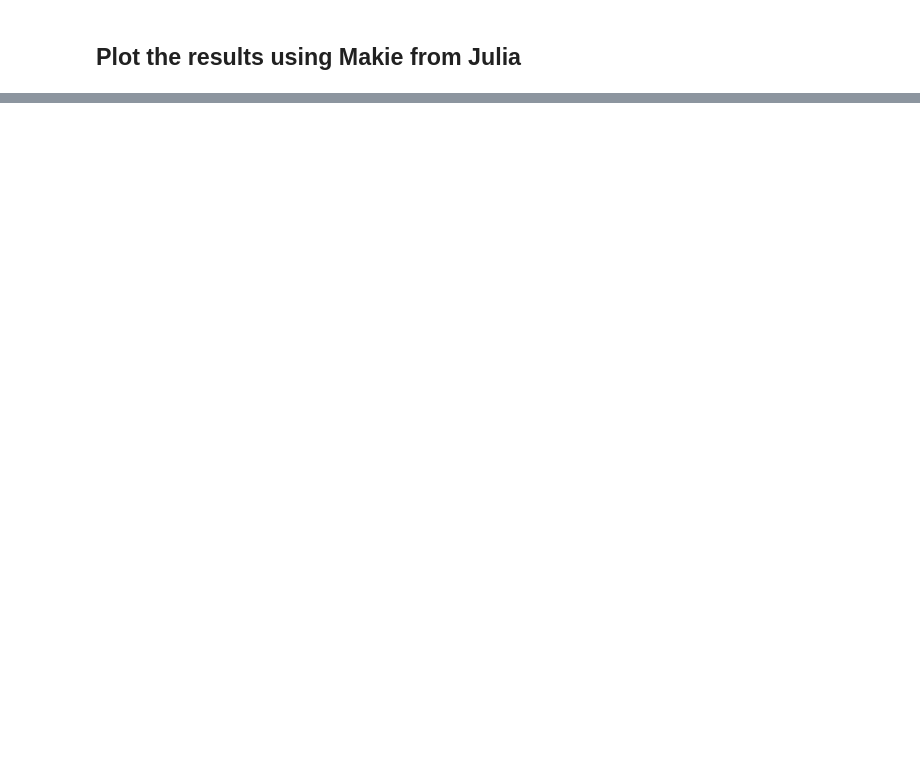
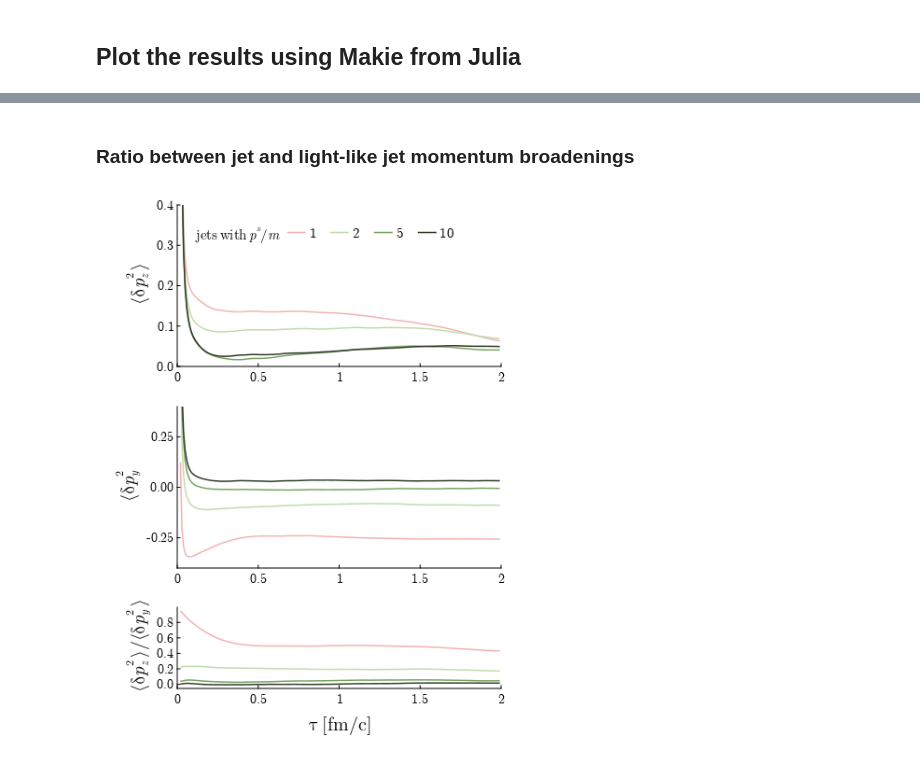
Before and after one commit to avramescudana/curraun, a Jupyter notebook: notebooks/Comparison between qappa.py module and the wong.py solver for jets.ipynb, the cells around one changed output, grey strips where cells are left out. Cells and saved outputs as stored; diff of their text form; code cells hidden in the pictures; blank space fills up the shorter version.

```diff
--- a/notebooks/Comparison between qappa.py module and the wong.py solver for jets.ipynb
+++ b/notebooks/Comparison between qappa.py module and the wong.py solver for jets.ipynb
@@ -410,0 +506,70 @@ display(fig)
+# %% [markdown]
+### Ratio between jet and light-like jet momentum broadenings
+# %%
+using CairoMakie
+using ColorSchemes
+using Interpolations
+
+segmented_cmap = cgrad(:watermelon, 16, categorical = true)
+colors = [segmented_cmap[14], segmented_cmap[10], segmented_cmap[6], segmented_cmap[2]]
+linestyles = [:dash, :dashdot, :dot]
+
+fig = Figure(resolution = (450, 600), font = "CMU Serif")
+ylabels = [L"\langle\delta p_z^2\,\rangle", L"\langle\delta p_y^2",
+        L"\langle\delta p^2_z\,\rangle/\langle\delta p^2_y\,\rangle"]
+axes = [Axis(fig[i, 1],
+        xlabel=L"\tau\,\mathrm{[fm/c]}", ylabel=ylabels[i],
+        rightspinevisible = false, topspinevisible = false, xlabelsize = 20, ylabelsize= 20, xticklabelsize=14, yticklabelsize=14,
+        xtickalign = 1, xticksize=4, ytickalign=1, yticksize=4, xgridvisible = false, ygridvisible = false) for i in 1:3]
+
+# dimenstion of fundamental representation for SU(3)
+DR = 3
+
+δτ_qhat = Float64.(tau_qhat)
+mom_broad_L_qhat = mom_broad_qhat[:, 3]/DR
+mom_broad_T_qhat = mom_broad_qhat[:, 2] /DR
+ratio_qhat = mom_broad_L_qhat./mom_broad_T_qhat
+
+for ip in 1:length(pxs)
+        tag_wong_jets = "mass_" * mass * "_px_" * pxs[ip]
+        δτ_wong_jets = Float64.(tau_wong_jets_px_dep[tag_wong_jets])
+
+        mom_broad_L_wong_jets = mom_broad_wong_jets_px_dep[tag_wong_jets][:, 3]/DR
+        interp_wong_L = LinearInterpolation(δτ_wong_jets, mom_broad_L_wong_jets)
+        ratio_wong_jets_L = (interp_wong_L(δτ_qhat).-mom_broad_L_qhat)./mom_broad_L_qhat
+        lines!(axes[1], δτ_qhat, ratio_wong_jets_L, linewidth = 1.5, color=colors[ip])
+
+        mom_broad_T_wong_jets = mom_broad_wong_jets_px_dep[tag_wong_jets][:, 2]/DR
+        interp_wong_T = LinearInterpolation(δτ_wong_jets, mom_broad_T_wong_jets)
+        ratio_wong_jets_T = (interp_wong_T(δτ_qhat).-mom_broad_T_qhat)./mom_broad_T_qhat
+        lines!(axes[2], δτ_qhat, ratio_wong_jets_T, linewidth = 1.5, color=colors[ip])
+
+        ratio = interp_wong_L(δτ_qhat)./interp_wong_T(δτ_qhat)
+        string_as_varname("wong_px_"*string(ip), lines!(axes[3], δτ_qhat, (ratio.-ratio_qhat)./ratio_qhat, linewidth = 1.5, color=colors[ip]))
+end
+
+
+for i in 1:3
+        xlims!(axes[i], 0, 2)
+        axes[i].xticks = ([0, 0.5, 1, 1.5, 2], ["0", "0.5", "1", "1.5", "2"])
+end
+
+linkxaxes!(axes[1], axes[2], axes[3])
+for j in 1:2
+        hidexdecorations!(axes[j], ticks = false, ticklabels = false)
+end
+
+ylims!(axes[1], 0, 0.4)
+ylims!(axes[2], -0.4, 0.4)
+
+rowsize!(fig.layout, 1, Relative(2/5))
+rowsize!(fig.layout, 2, Relative(2/5))
+rowsize!(fig.layout, 3, Relative(1/5))
+
+legend_wong_px = string.(floor.(Int,(parse.(Int64, pxs))./10))
+axislegend(axes[1], [wong_px_1, wong_px_2, wong_px_3, wong_px_4], legend_wong_px, L"\mathrm{jets\,with\,}p^x/m", labelsize=15,
+        titleposition = :left, titlesize=15, position = :lt, orientation = :horizontal, bgcolor = (:white, 0.7), framecolor=(:grey80, 0))
+
+display(fig)
+# %% [output]
+[figure, added]
```
Also changed, not shown: parts of 7 cells of this notebook, 18 other files.
